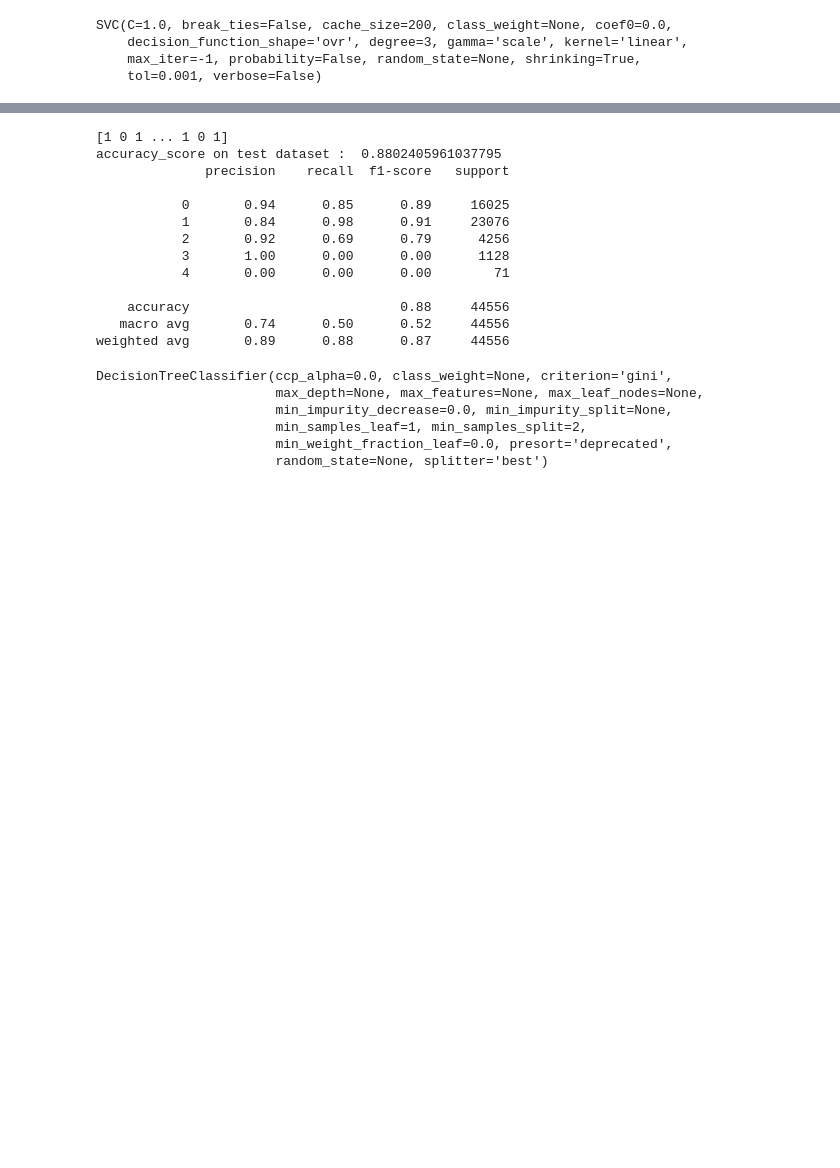
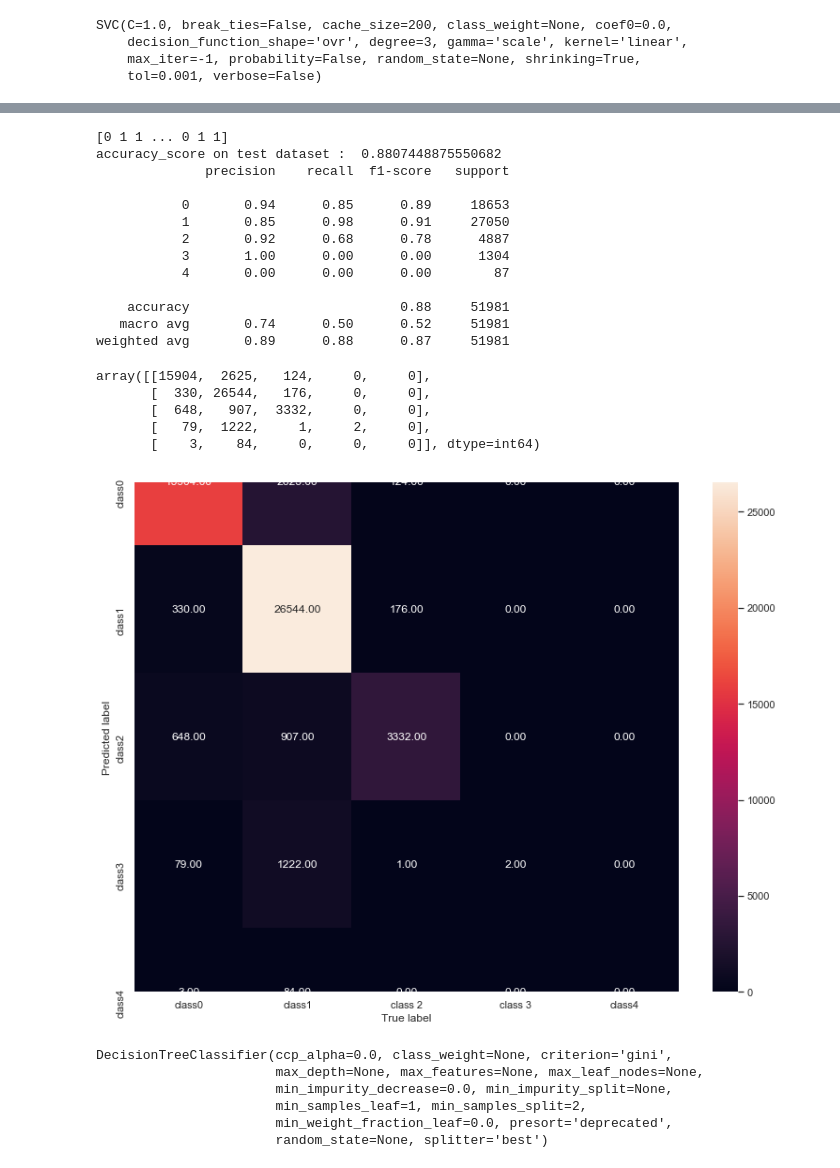
Before and after one commit to abdullahbilalawan/Intrusion_detction_using_AIand-ml, a Jupyter notebook: Intrusion_ml.ipynb, the cells around one changed output, grey strips where cells are left out. Drawn from its saved outputs; the diff is of its cells as text; code cells hidden in the pictures; blank space fills up the shorter version.

```diff
--- a/Intrusion_ml.ipynb
+++ b/Intrusion_ml.ipynb
@@ -901,26 +950,44 @@ print(predict_svm)
 accuracy_test_svm = metrics.accuracy_score(Y_test,predict_svm)
 print('accuracy_score on test dataset : ', accuracy_test_svm)
 
-
+accuracies.append(accuracy_test_svm)
+accuracy_labels.append("svm model")
 
 
 
 classification_report_knn = metrics.classification_report (Y_test, predict_svm)
 print(classification_report_knn)
 # %% [output]
-[1 0 1 ... 1 0 1]
-accuracy_score on test dataset :  0.8802405961037795
+[0 1 1 ... 0 1 1]
+accuracy_score on test dataset :  0.8807448875550682
               precision    recall  f1-score   support
 
-           0       0.94      0.85      0.89     16025
-           1       0.84      0.98      0.91     23076
-           2       0.92      0.69      0.79      4256
-           3       1.00      0.00      0.00      1128
-           4       0.00      0.00      0.00        71
+           0       0.94      0.85      0.89     18653
+           1       0.85      0.98      0.91     27050
+           2       0.92      0.68      0.78      4887
+           3       1.00      0.00      0.00      1304
+           4       0.00      0.00      0.00        87
 
-    accuracy                           0.88     44556
-   macro avg       0.74      0.50      0.52     44556
-weighted avg       0.89      0.88      0.87     44556
+    accuracy                           0.88     51981
+   macro avg       0.74      0.50      0.52     51981
+weighted avg       0.89      0.88      0.87     51981
+# %%
+cm_svm = metrics.confusion_matrix(Y_test,predict_svm)
+cm_svm
+# %% [output]
+array([[15904,  2625,   124,     0,     0],
+       [  330, 26544,   176,     0,     0],
+       [  648,   907,  3332,     0,     0],
+       [   79,  1222,     1,     2,     0],
+       [    3,    84,     0,     0,     0]], dtype=int64)
+# %%
+sn.heatmap(cm_svm, annot=True,  fmt='.2f', xticklabels = ["class0", "class1","class 2","class 3","class4"] , yticklabels = ["class0", "class1","class2","class3","class4"],cbar=True)
+plt.xlabel('True label',fontsize=12)
+plt.ylabel('Predicted label',fontsize=12)
+
+sn.set(rc={'figure.figsize':(20,10)})
+# %% [output]
+[figure, added]
 # %%
 #=============================Step 10 : Decision trees clasifier=========================================
 # %%
```
Also changed, not shown: parts of 37 cells of this notebook.
